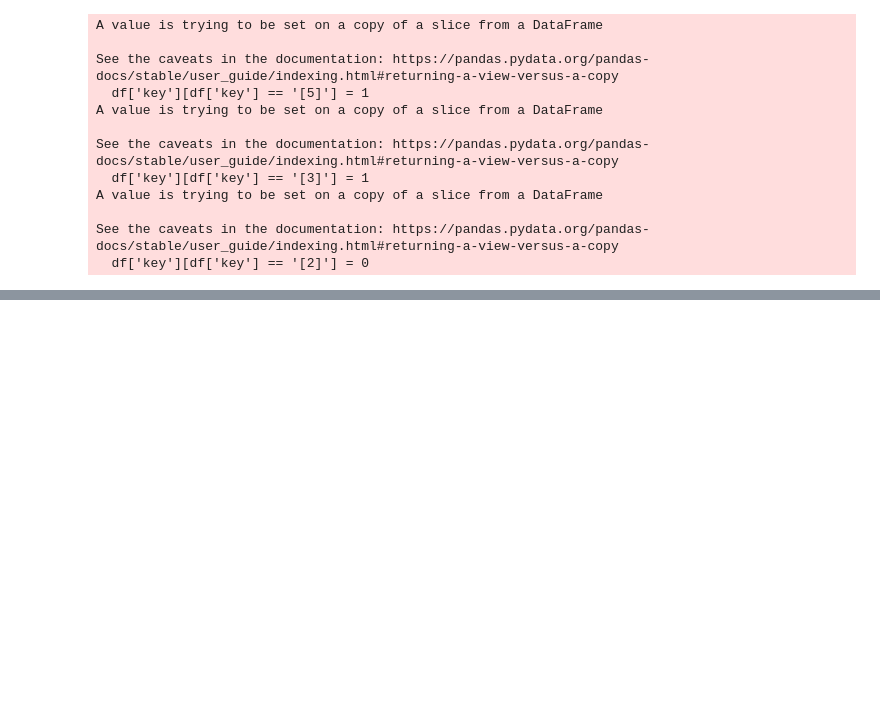
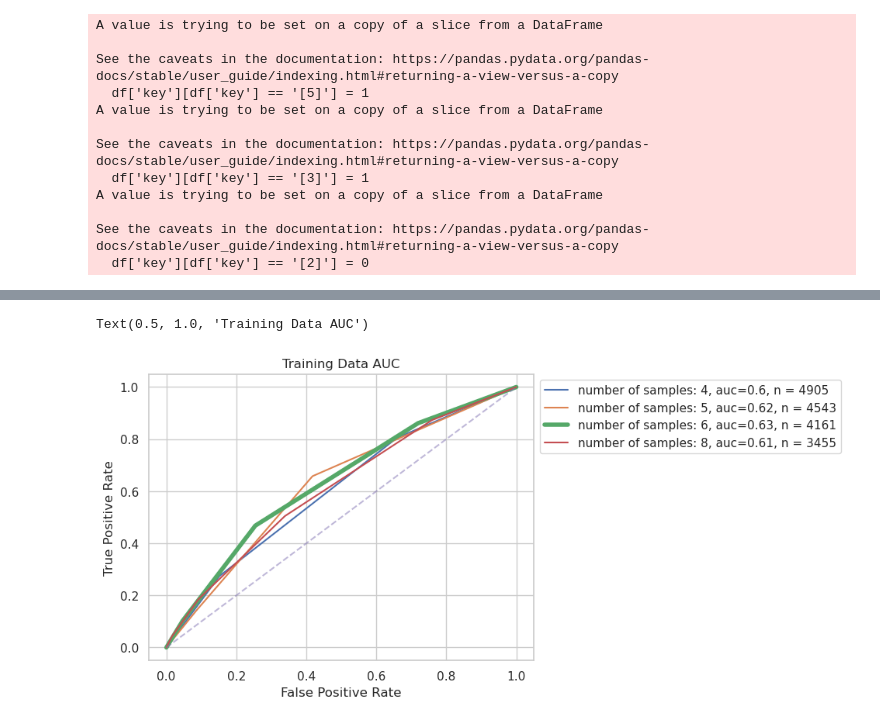
Before and after one commit to jennyqsun/evidence-chain, a Jupyter notebook: analysis/roc_integrate_to_response.ipynb, the cells around one changed output, grey strips where cells are left out. Drawn from its saved outputs; the diff is of its cells as text; code cells hidden in the pictures; blank space fills up the shorter version.

```diff
--- a/analysis/roc_integrate_to_response.ipynb
+++ b/analysis/roc_integrate_to_response.ipynb
@@ -125,10 +105,0 @@ x_train, x_test, y_train, y_test = train_test_split(
-# %%
-def sigmoid(x, alpha=0.2, beta=0):
-    return 1 / (1 + np.exp(-(alpha*x - beta)))
-
-def sigmoid_0(x):
-    return 1 / (1 + np.exp(-x))
-
-
-def get_abs_evidence(x):
-    return np.abs(x.cumsum(axis=1))
@@ -177,0 +169,21 @@ plt.show()
+# %%
+def plot_roc(fpr_list, tpr_list, auc_list, position_of_samples, total_n_list, auc_cutoff=0.5):
+    fig, ax = plt.subplots(1,1)
+    for i in range(len(fpr_list)):
+        if auc_list[i]>=auc_cutoff:
+            if i == np.argmax(auc_list):
+                ax.plot(fpr_list[i],tpr_list[i],label=f'number of samples: {str(position_of_samples[i])}, auc={np.round(auc_list[i],2)}, n = {total_n_list[i]}', linewidth = 4)
+            else:
+                ax.plot(fpr_list[i],tpr_list[i],label=f'number of samples: {str(position_of_samples[i])}, auc={np.round(auc_list[i],2)}, n = {total_n_list[i]}')
+    ax.plot(np.linspace(0, 1), np.linspace(0, 1), "--", alpha=0.5)
+    ax.legend(bbox_to_anchor=(1,1,0,0))
+    ax.set_xlabel('False Positive Rate')
+    ax.set_ylabel('True Positive Rate')
+
+    return fig,ax
+# %%
+fig,ax = plot_roc(FPR_TRAIN,TPR_TRAIN,AUC_TRAIN, POSITION_OF_SAMPLES, N_TRAIN, auc_cutoff = 0.6)
+ax.set_title("Training Data AUC")
+# %% [output]
+Text(0.5, 1.0, 'Training Data AUC')
+[figure, added]
```
Also changed, not shown: parts of 23 cells of this notebook, 3 other files.
